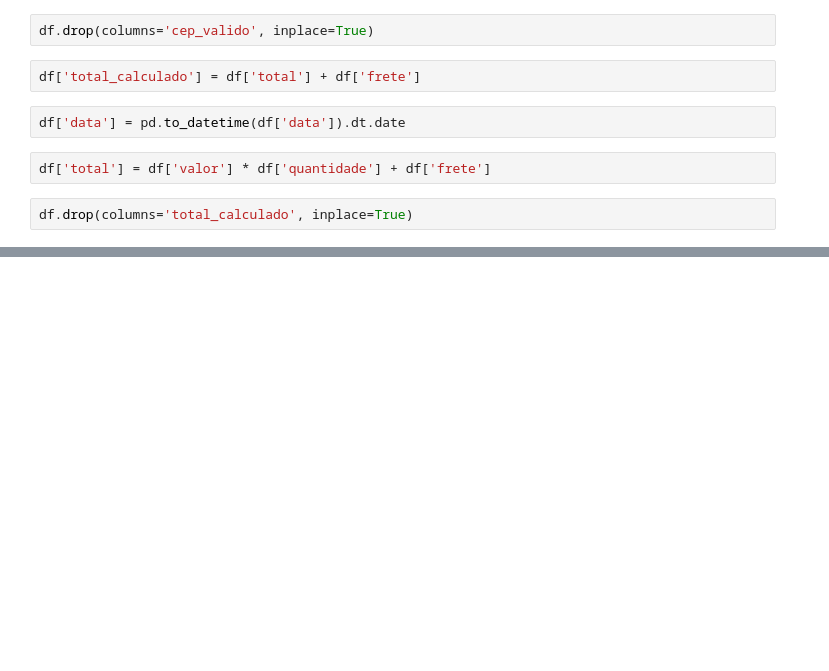
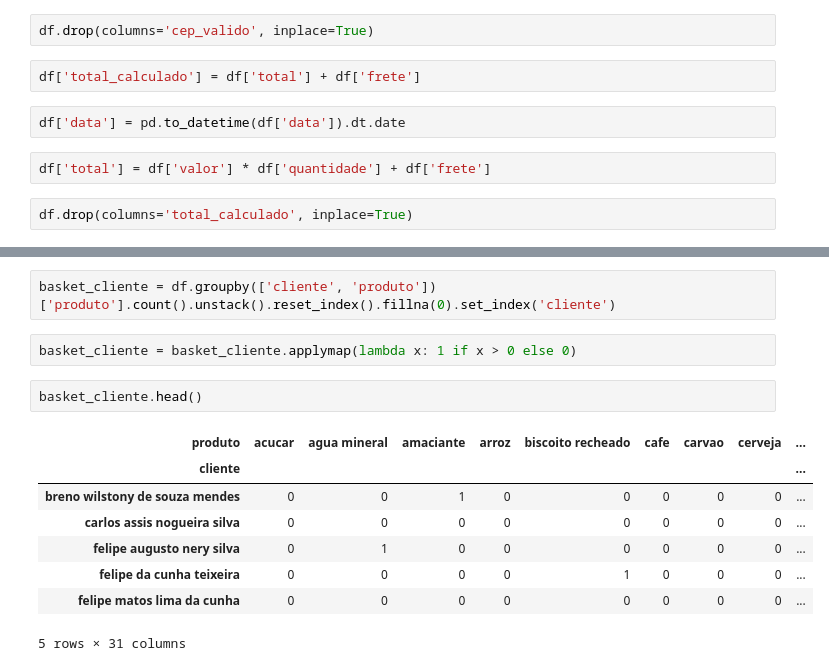
Before and after one commit to VitinDemarque/LimpezaDeDados, a Jupyter notebook: TrabalhoLimpeza.ipynb, the cells around one changed output, grey strips where cells are left out. Cells and saved outputs as stored; diff of their text form; blank space fills up the shorter version.

```diff
--- a/TrabalhoLimpeza.ipynb
+++ b/TrabalhoLimpeza.ipynb
@@ -1202,0 +1319,15 @@ files.download('dados.csv')
+# %%
+basket_cliente = df.groupby(['cliente', 'produto'])['produto'].count().unstack().reset_index().fillna(0).set_index('cliente')
+# %%
+basket_cliente = basket_cliente.applymap(lambda x: 1 if x > 0 else 0)
+# %%
+basket_cliente.head()
+# %% [output]
+| produto | acucar | agua mineral | amaciante | arroz | biscoito recheado | cafe | carvao | cerveja | ... |
+| cliente |  |  |  |  |  |  |  |  | ... |
+| breno wilstony de souza mendes | 0 | 0 | 1 | 0 | 0 | 0 | 0 | 0 | ... |
+| carlos assis nogueira silva | 0 | 0 | 0 | 0 | 0 | 0 | 0 | 0 | ... |
+| felipe augusto nery silva | 0 | 1 | 0 | 0 | 0 | 0 | 0 | 0 | ... |
+| felipe da cunha teixeira | 0 | 0 | 0 | 0 | 1 | 0 | 0 | 0 | ... |
+| felipe matos lima da cunha | 0 | 0 | 0 | 0 | 0 | 0 | 0 | 0 | ... |
+5 rows × 31 columns
```
Also changed, not shown: parts of 25 cells of this notebook.
